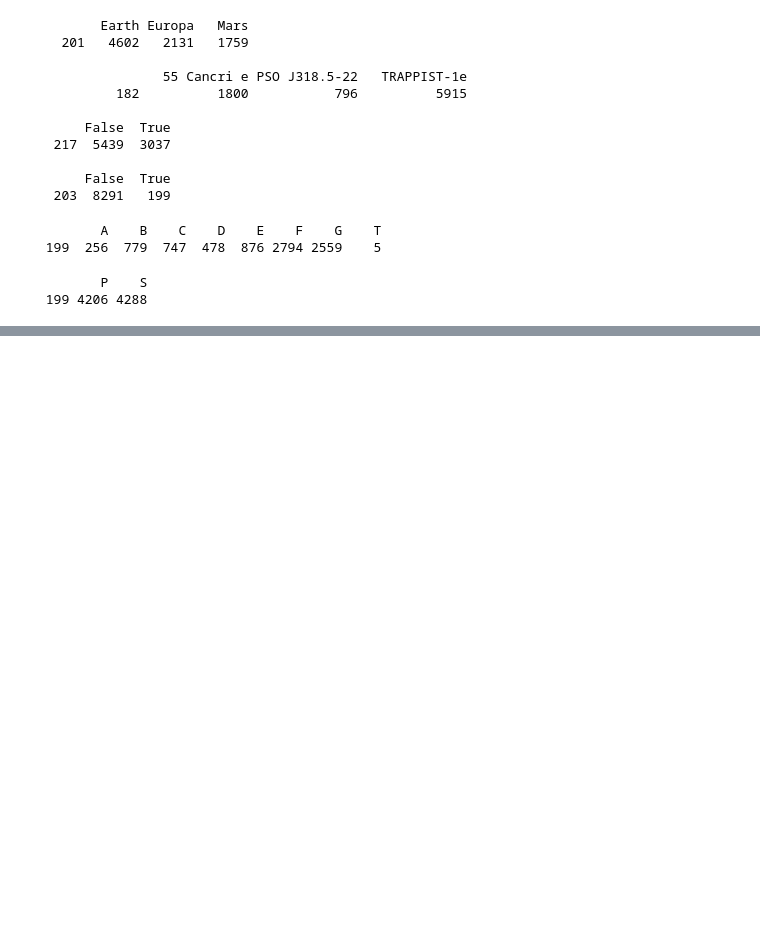
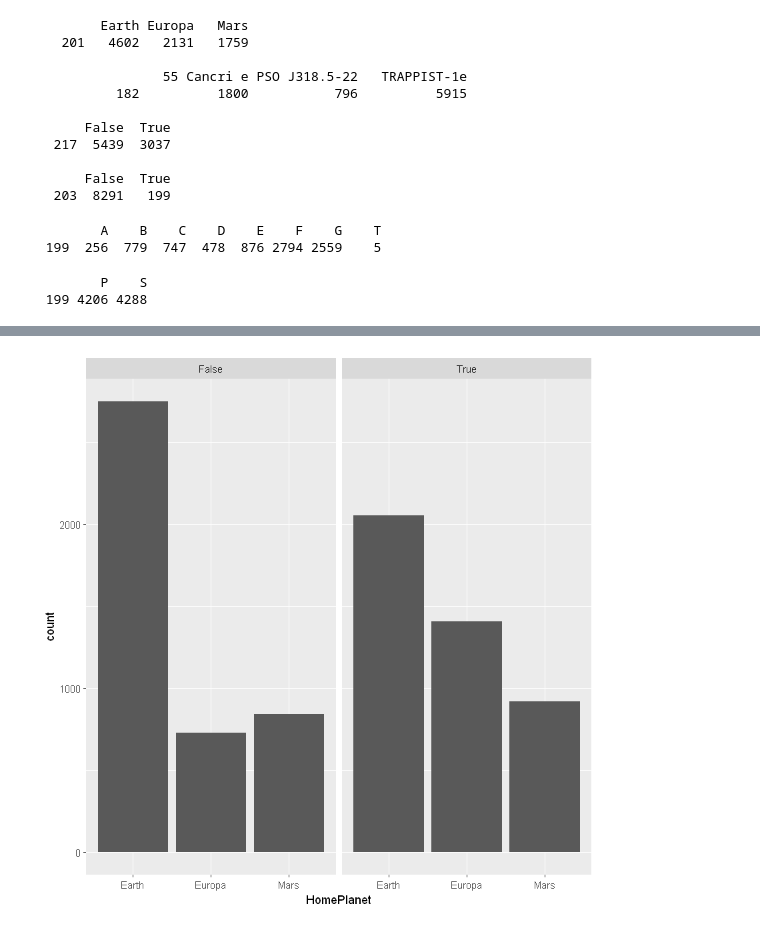
Before and after one commit to Adrisui3/Spaceship-Titanic, a Jupyter notebook: eda.ipynb, the cells around one changed output, grey strips where cells are left out. Saved outputs shown, nothing was run; the diff lists cells and outputs as text; code cells hidden in the pictures; blank space fills up the shorter version.

```diff
--- a/eda.ipynb
+++ b/eda.ipynb
@@ -138,3 +147,9 @@ ggplot(df, aes(x = Destination)) +
+# %%
+ggplot(df_imputed, aes(x = HomePlanet)) +
+    geom_bar() +
+    facet_wrap(~Transported)
+# %% [output]
+[figure, added]
 # %%
 ggplot(df, aes(x = HomePlanet)) +
     geom_bar() +
```
Also changed, not shown: parts of 26 cells of this notebook.
